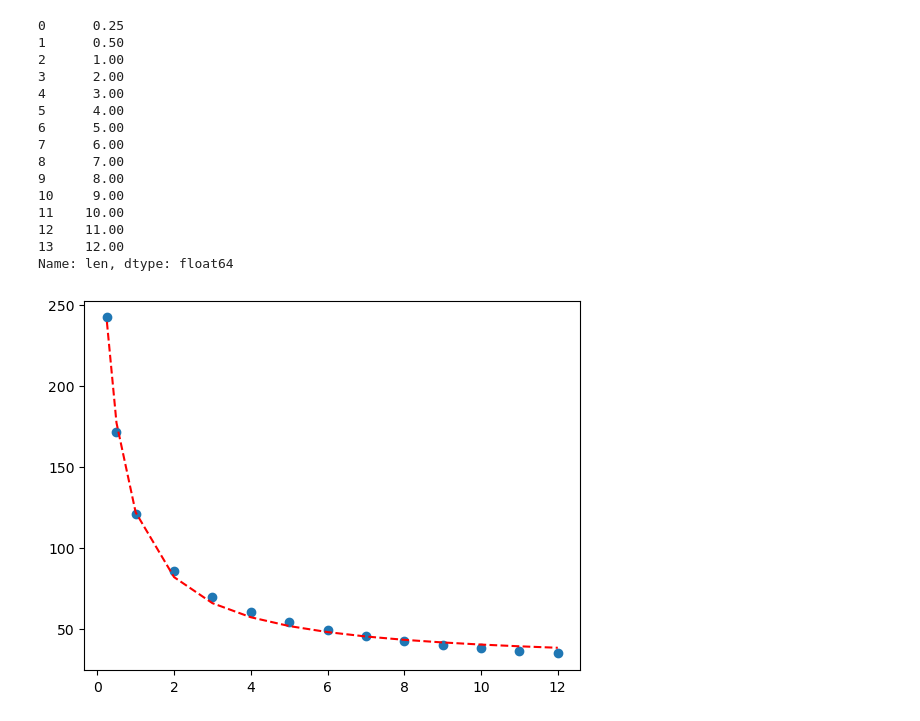
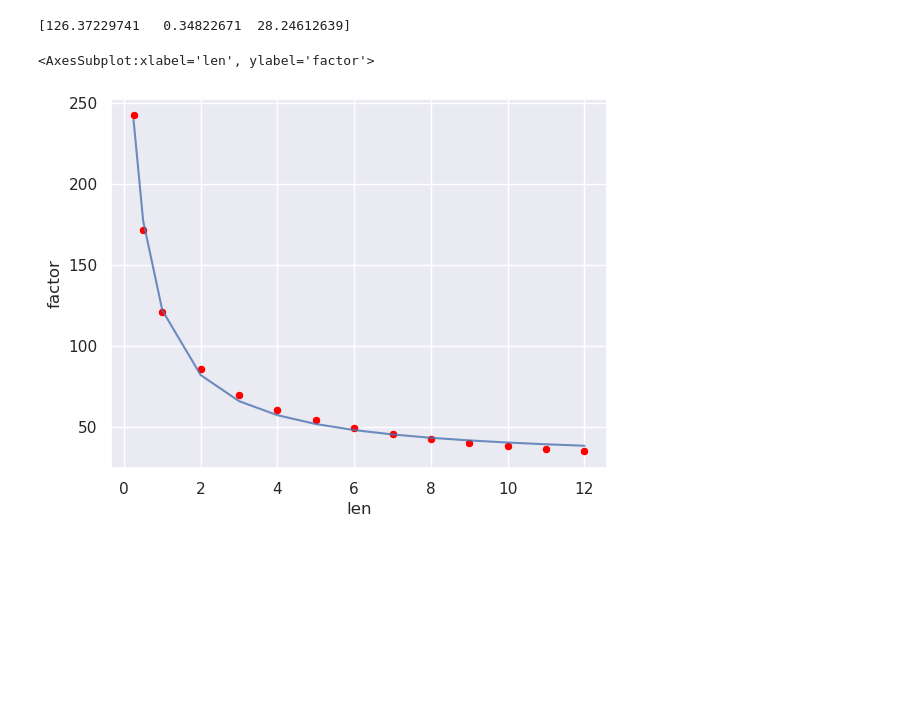
Before and after one commit to Rafdal/test-data-viz-basics, a Jupyter notebook: 09-curve-fit.ipynb, the cells around one changed output. Cells and saved outputs as stored; diff of their text form; code cells hidden in the pictures; blank space fills up the shorter version.

```diff
--- a/09-curve-fit.ipynb
+++ b/09-curve-fit.ipynb
@@ -12,0 +28,4 @@ df.plot.line(x='len', y='LFM0')
+# %%
+df025 = df.query('lfm == 00')
+
+sns.scatterplot(data = df025, x='len', y='factor')
@@ -13,38 +35,23 @@ df.plot.line(x='len', y='LFM0')
 # %%
 # define the true objective function
-def objective0(x, a, b, c):
-	return (a / (x+b)) + c
+def objective025(len, a, b, c):
+	return (a / (len + b)) + c
 
-x = df['len']
-y = df['LFM0']
+len = df025['len']
+# lfm = df025['lfm']
+# y = df025['lfm']
+z = df025['factor']
 
-popt, pcov = curve_fit(objective0, x, y)
+popt, pcov = curve_fit(objective025, len, z)
+a, b, c = popt
 
-a, b, c = popt
+print(popt)
+
+y_line = objective025(len, a, b, c)
+
+sns.scatterplot(x=len, y=z, color = 'red', marker='o')
+sns.lineplot(x=len, y=y_line, alpha=0.8)
 # %% [output]
-0      0.25
-1      0.50
-2      1.00
-3      2.00
-4      3.00
-5      4.00
-6      5.00
-7      6.00
-8      7.00
-9      8.00
-10     9.00
-11    10.00
-12    11.00
-13    12.00
-Name: len, dtype: float64
+[126.37229741   0.34822671  28.24612639]
+<AxesSubplot:xlabel='len', ylabel='factor'>
+[figure, added]
-# %%
-pyplot.scatter(x, y)
-# define a sequence of inputs between the smallest and largest known inputs
-
-y_line = objective0(x, a, b, c)
-
-# create a line plot for the mapping function
-pyplot.plot(x, y_line, '--', color='red')
-pyplot.show()
-# %% [output]
-[figure, removed]
```
Also changed, not shown: parts of 3 cells of this notebook, 2 other files.
